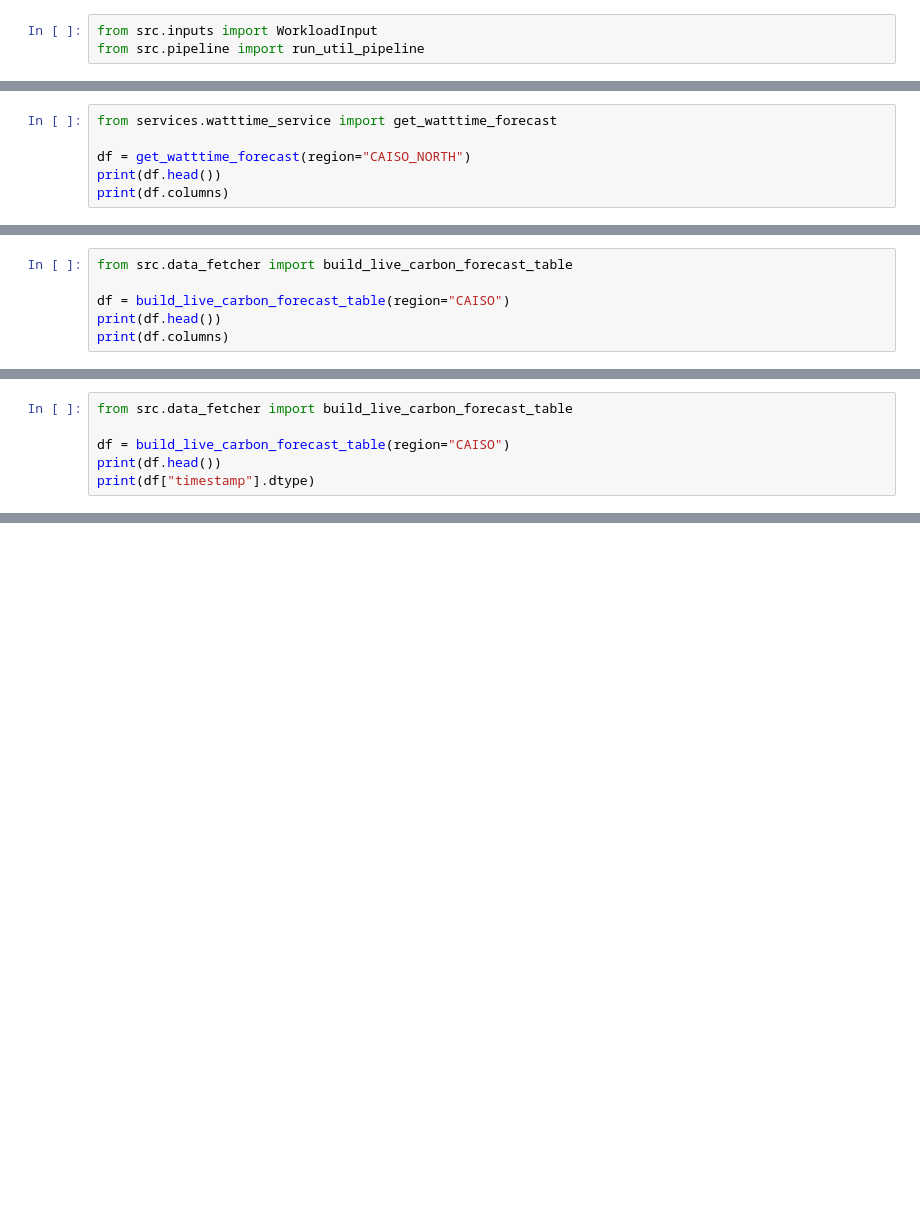
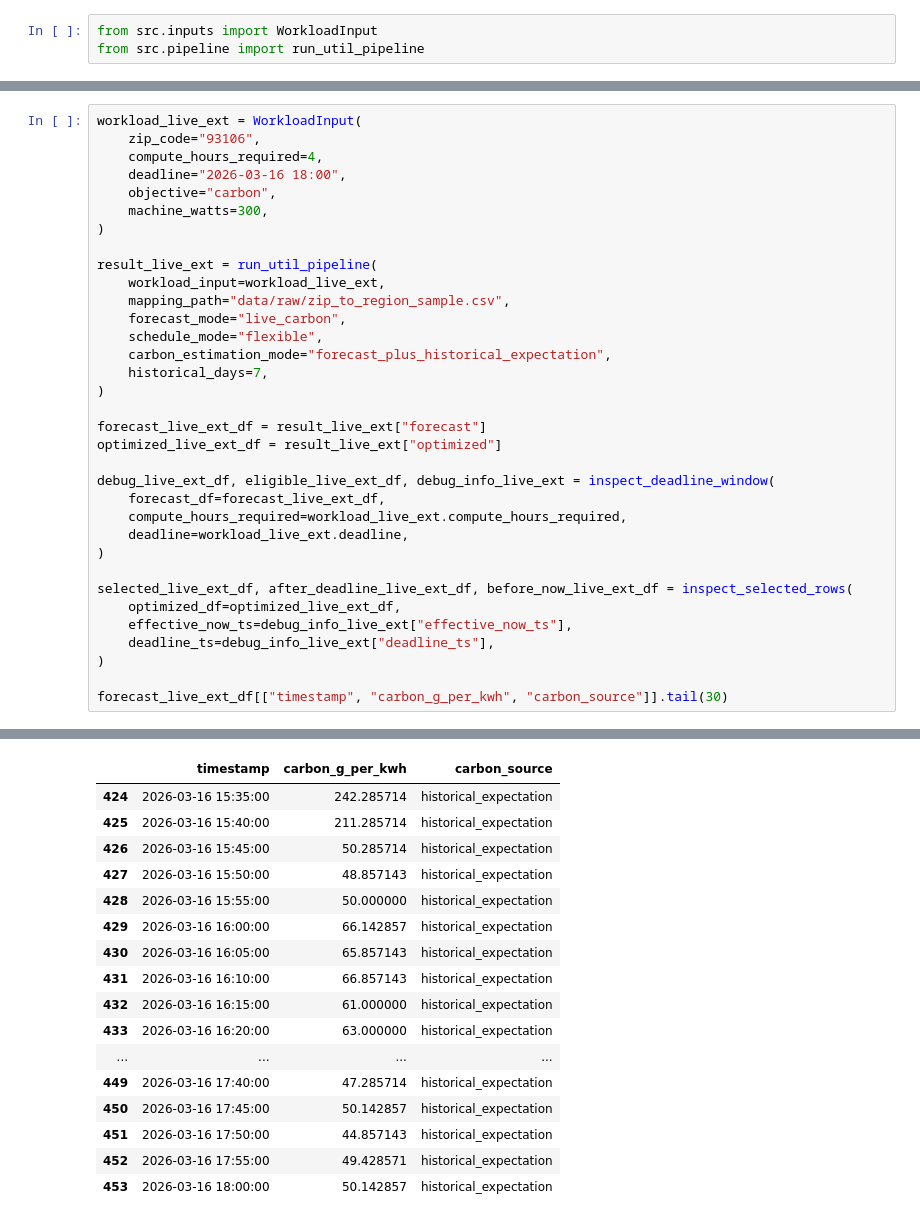
Before and after one commit to finnrcase/util, a Jupyter notebook: notebooks/01_project_sandbox.ipynb, the cells around one changed output, grey strips where cells are left out. Saved outputs shown, nothing was run; the diff lists cells and outputs as text; blank space fills up the shorter version.

```diff
--- a/notebooks/01_project_sandbox.ipynb
+++ b/notebooks/01_project_sandbox.ipynb
@@ -552,6 +38,0 @@ map_zip_to_region("93106", mapping_df)
-# %%
-from services.watttime_service import get_watttime_forecast
-
-df = get_watttime_forecast(region="CAISO_NORTH")
-print(df.head())
-print(df.columns)
@@ -749,6 +38,0 @@ def build_live_carbon_forecast_table(
-# %%
-from src.data_fetcher import build_live_carbon_forecast_table
-
-df = build_live_carbon_forecast_table(region="CAISO")
-print(df.head())
-print(df.columns)
@@ -806,6 +38,0 @@ FORECAST RESPONSE PREVIEW: {"data":[{"point_time":"2026-03-14T03:45:00+00:00","v
-# %%
-from src.data_fetcher import build_live_carbon_forecast_table
-
-df = build_live_carbon_forecast_table(region="CAISO")
-print(df.head())
-print(df["timestamp"].dtype)
@@ -855,0 +308,35 @@ FORECAST RESPONSE PREVIEW: {"data":[{"point_time":"2026-03-14T03:45:00+00:00","v
+# %%
+workload_live_ext = WorkloadInput(
+    zip_code="93106",
+    compute_hours_required=4,
+    deadline="2026-03-16 18:00",
+    objective="carbon",
+    machine_watts=300,
+)
+
+result_live_ext = run_util_pipeline(
+    workload_input=workload_live_ext,
+    mapping_path="data/raw/zip_to_region_sample.csv",
+    forecast_mode="live_carbon",
+    schedule_mode="flexible",
+    carbon_estimation_mode="forecast_plus_historical_expectation",
+    historical_days=7,
+)
+
+forecast_live_ext_df = result_live_ext["forecast"]
+optimized_live_ext_df = result_live_ext["optimized"]
+
+debug_live_ext_df, eligible_live_ext_df, debug_info_live_ext = inspect_deadline_window(
+    forecast_df=forecast_live_ext_df,
+    compute_hours_required=workload_live_ext.compute_hours_required,
+    deadline=workload_live_ext.deadline,
+)
+
+selected_live_ext_df, after_deadline_live_ext_df, before_now_live_ext_df = inspect_selected_rows(
+    optimized_df=optimized_live_ext_df,
+    effective_now_ts=debug_info_live_ext["effective_now_ts"],
+    deadline_ts=debug_info_live_ext["deadline_ts"],
+)
+
+forecast_live_ext_df[["timestamp", "carbon_g_per_kwh", "carbon_source"]].tail(30)
+# %% [output]
@@ -855,0 +360,17 @@ FORECAST RESPONSE PREVIEW: {"data":[{"point_time":"2026-03-14T03:45:00+00:00","v
+|  | timestamp | carbon_g_per_kwh | carbon_source |
+| 424 | 2026-03-16 15:35:00 | 242.285714 | historical_expectation |
+| 425 | 2026-03-16 15:40:00 | 211.285714 | historical_expectation |
+| 426 | 2026-03-16 15:45:00 | 50.285714 | historical_expectation |
+| 427 | 2026-03-16 15:50:00 | 48.857143 | historical_expectation |
+| 428 | 2026-03-16 15:55:00 | 50.000000 | historical_expectation |
+| 429 | 2026-03-16 16:00:00 | 66.142857 | historical_expectation |
+| 430 | 2026-03-16 16:05:00 | 65.857143 | historical_expectation |
+| 431 | 2026-03-16 16:10:00 | 66.857143 | historical_expectation |
+| 432 | 2026-03-16 16:15:00 | 61.000000 | historical_expectation |
+| 433 | 2026-03-16 16:20:00 | 63.000000 | historical_expectation |
+| ... | ... | ... | ... |
+| 449 | 2026-03-16 17:40:00 | 47.285714 | historical_expectation |
+| 450 | 2026-03-16 17:45:00 | 50.142857 | historical_expectation |
+| 451 | 2026-03-16 17:50:00 | 44.857143 | historical_expectation |
+| 452 | 2026-03-16 17:55:00 | 49.428571 | historical_expectation |
+| 453 | 2026-03-16 18:00:00 | 50.142857 | historical_expectation |
```
Also changed, not shown: parts of 90 cells of this notebook, 1 other file.
